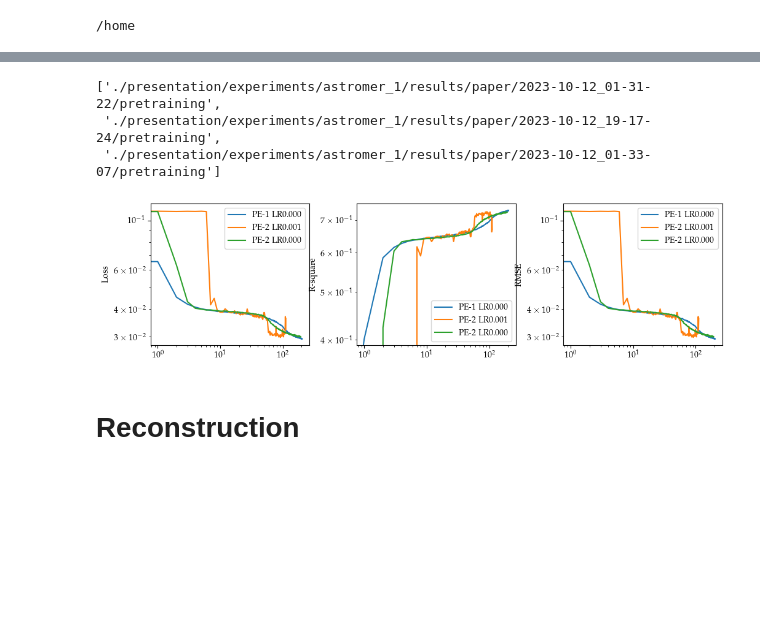
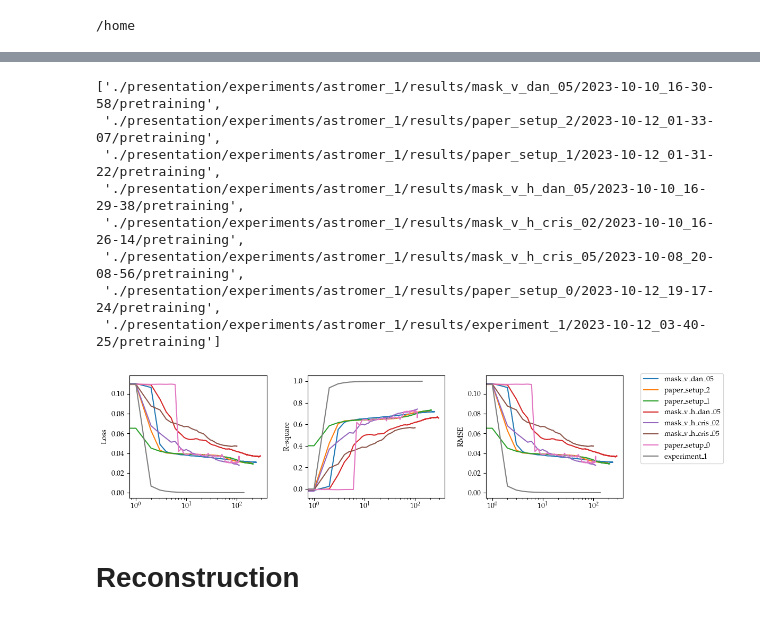
Before and after one commit to cridonoso/astromer, a Jupyter notebook: presentation/experiments/astromer_1/results.ipynb, the cells around one changed output, grey strips where cells are left out. Cells and saved outputs as stored; diff of their text form; code cells hidden in the pictures; blank space fills up the shorter version.

```diff
--- a/presentation/experiments/astromer_1/results.ipynb
+++ b/presentation/experiments/astromer_1/results.ipynb
@@ -43,11 +43,16 @@ The autoreload extension is already loaded. To reload it, use:
 # %%
-folder = './presentation/experiments/astromer_1/results/paper/'
-exp_folders = glob.glob(os.path.join(folder, '*', 'pretraining'))
+folder = './presentation/experiments/astromer_1/results/'
+exp_folders = glob.glob(os.path.join(folder, '*','*', 'pretraining'))
 exp_folders
 # %% [output]
-['./presentation/experiments/astromer_1/results/paper/2023-10-12_01-31-22/pretraining',
- './presentation/experiments/astromer_1/results/paper/2023-10-12_19-17-24/pretraining',
- './presentation/experiments/astromer_1/results/paper/2023-10-12_01-33-07/pretraining']
+['./presentation/experiments/astromer_1/results/mask_v_dan_05/2023-10-10_16-30-58/pretraining',
+ './presentation/experiments/astromer_1/results/paper_setup_2/2023-10-12_01-33-07/pretraining',
+ './presentation/experiments/astromer_1/results/paper_setup_1/2023-10-12_01-31-22/pretraining',
+ './presentation/experiments/astromer_1/results/mask_v_h_dan_05/2023-10-10_16-29-38/pretraining',
+ './presentation/experiments/astromer_1/results/mask_v_h_cris_02/2023-10-10_16-26-14/pretraining',
+ './presentation/experiments/astromer_1/results/mask_v_h_cris_05/2023-10-08_20-08-56/pretraining',
+ './presentation/experiments/astromer_1/results/paper_setup_0/2023-10-12_19-17-24/pretraining',
+ './presentation/experiments/astromer_1/results/experiment_1/2023-10-12_03-40-25/pretraining']
 # %%
 metric_names= ['loss', 'r_square', 'rmse']
 format_metric_name = {
@@ -61,39 +66,38 @@ fig, axes = plt.subplots(1, 3, figsize=(12, 3),
                          gridspec_kw={'hspace': 0., 'wspace': 0.3}, sharex=True)
 axes = axes.flatten()
 for expdir in exp_folders:
     config_path = os.path.join(expdir, 'config.toml')
     log_dir = os.path.join(expdir, 'logs')
-
     with open(config_path, 'r') as f:
         config = toml.load(f)
 
         val_metrics = get_metrics(os.path.join(log_dir, 'validation'),
                                   metric_name='loss')
         best_epoch = val_metrics['value'].astype(float).argmin()
 
 
         for index, metric in enumerate(metric_names):
             try:
                 train_metrics = get_metrics(os.path.join(log_dir, 'train'), metric_name=metric)
                 valid_metrics = get_metrics(os.path.join(log_dir, 'validation'), metric_name=metric)
 
 #                 axes[index].plot(train_metrics['step'], train_metrics['value'], label='T-({})'.format(config['probed']))
                 axes[index].plot(valid_metrics['step'], valid_metrics['value'],
-                                 label='PE-{} LR{:.3f}'.format(config['pe_exp'], config['lr']))
-                axes[index].set_yscale('log')
+                                 label='{}'.format(expdir.split('/')[-3]))
+#                 axes[index].set_yscale('log')
                 axes[index].set_xscale('log')
                 axes[index].set_ylabel(format_metric_name[metric])
-                axes[index].legend()
+
                 config[metric] = np.round(train_metrics.iloc[best_epoch]['value'], 3)
                 config[metric+'_val'] = np.round(valid_metrics.iloc[best_epoch]['value'], 3)
             except:
                 continue
 
         rows.append(pd.Series(config))
-
+axes[-1].legend(bbox_to_anchor=(1.1, 1.05))
 results = pd.concat(rows, axis=1).T
 # %% [output]
-[figure, old version]
+[figure, new version]
 # %% [markdown]
 # Reconstruction
 # %%
```
Also changed, not shown: parts of 4 cells of this notebook, 8 other files.
